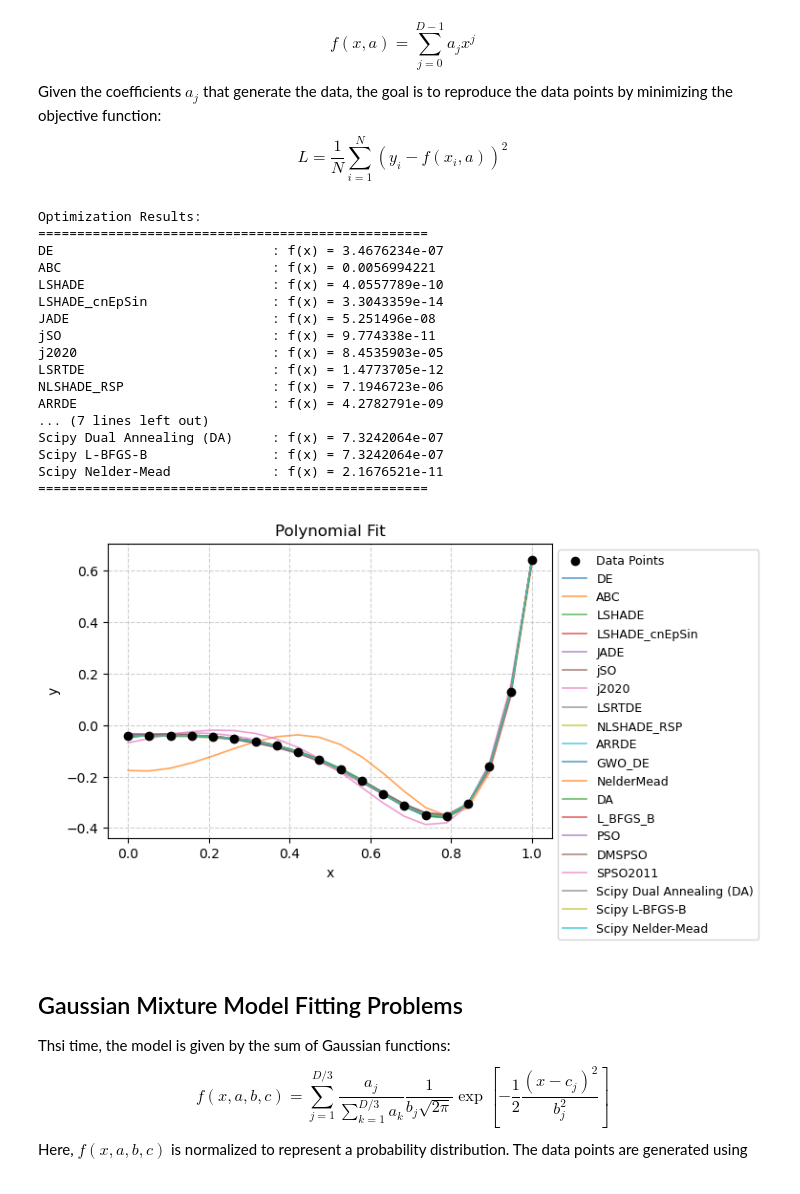
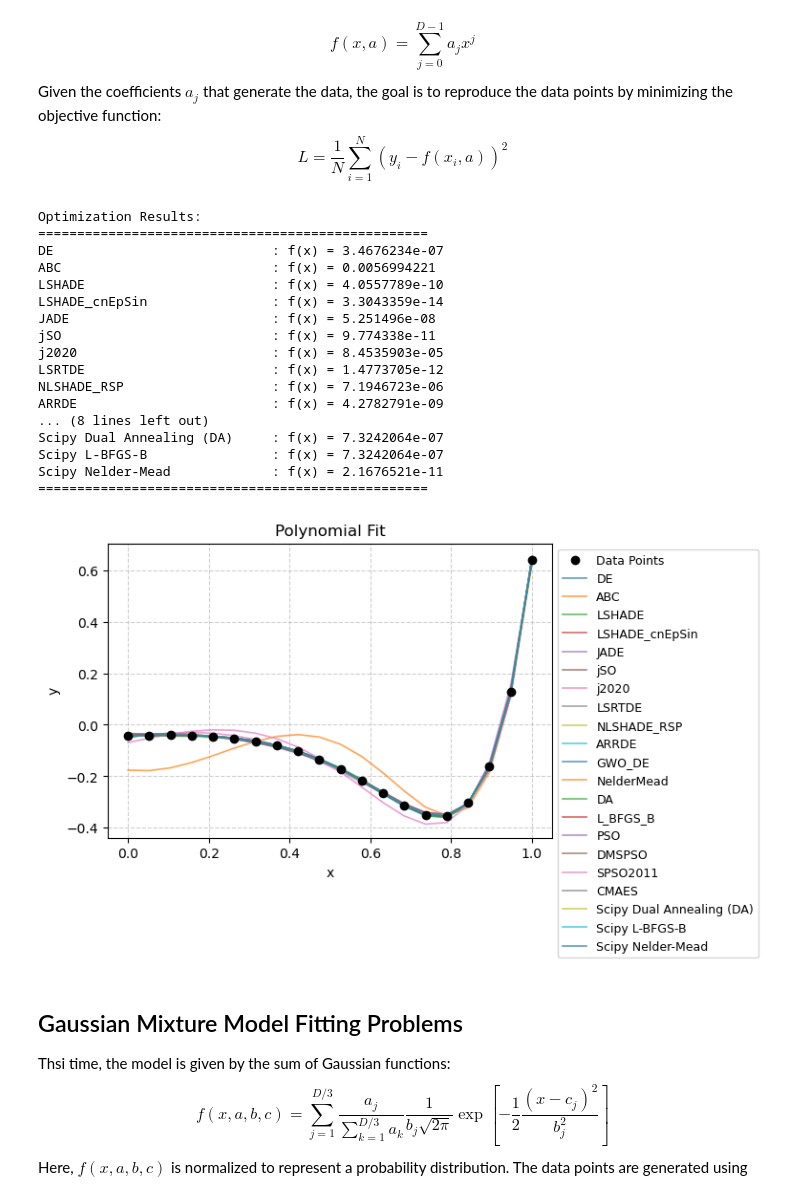
Before and after one commit to khoirulmuzakka/Minion, a Jupyter notebook: docs/source/minionpy/minimizer.ipynb, the cells around one changed output. Cells and saved outputs as stored; diff of their text form; code cells hidden in the pictures.

```diff
--- a/docs/source/minionpy/minimizer.ipynb
+++ b/docs/source/minionpy/minimizer.ipynb
@@ -123,7 +123,7 @@ for func_name in testFunctionDict:
 
     algoList = [
         "DE", "ABC", "LSHADE", "LSHADE_cnEpSin", "JADE", "jSO", "j2020", "LSRTDE", "NLSHADE_RSP",
-        "ARRDE", "GWO_DE", "ABC", "NelderMead", "DA", "L_BFGS_B", "PSO", "DMSPSO", "SPSO2011"
+        "ARRDE", "GWO_DE", "NelderMead", "DA", "L_BFGS_B", "PSO", "DMSPSO", "SPSO2011", "CMAES"
     ]
 
 
@@ -616,7 +616,7 @@ bounds = [(-10, 10)] * dimension
 Nmaxeval = 20000
 algos = [
       "DE", "ABC", "LSHADE", "LSHADE_cnEpSin", "JADE", "jSO", "j2020", "LSRTDE", "NLSHADE_RSP",
-        "ARRDE", "GWO_DE",  "NelderMead", "DA", "L_BFGS_B", "PSO", "DMSPSO", "SPSO2011"
+        "ARRDE", "GWO_DE",  "NelderMead", "DA", "L_BFGS_B", "PSO", "DMSPSO", "SPSO2011", "CMAES"
 ]
 
 # Step 4: Minimize the Objective Function and Plot Results
@@ -653,35 +653,35 @@ for name, func_opt, kwargs in scipy_algorithms:
     res = func_opt(objective_function, **kwargs)
     print(f"{name:<30}: f(x) = {res.fun:<20.8g}")
     plt.plot(x_data, polynomial_model(x_data, res.x), label=name, linewidth=1.2, alpha=0.7)
 
 print("=" * 50)
 
 # Plot Formatting
 plt.legend(loc="upper left", bbox_to_anchor=(1, 1), fontsize=9)
 plt.title("Polynomial Fit")
 plt.xlabel("x")
 plt.ylabel("y")
 plt.grid(True, linestyle="--", alpha=0.6)
 plt.show()
 # %% [output]
 Optimization Results:
 ==================================================
 DE                            : f(x) = 3.4676234e-07
 ABC                           : f(x) = 0.0056994221
 LSHADE                        : f(x) = 4.0557789e-10
 LSHADE_cnEpSin                : f(x) = 3.3043359e-14
 JADE                          : f(x) = 5.251496e-08
 jSO                           : f(x) = 9.774338e-11
 j2020                         : f(x) = 8.4535903e-05
 LSRTDE                        : f(x) = 1.4773705e-12
 NLSHADE_RSP                   : f(x) = 7.1946723e-06
 ARRDE                         : f(x) = 4.2782791e-09
-... (7 lines left out)
+... (8 lines left out)
 Scipy Dual Annealing (DA)     : f(x) = 7.3242064e-07
 Scipy L-BFGS-B                : f(x) = 7.3242064e-07
 Scipy Nelder-Mead             : f(x) = 2.1676521e-11
 ==================================================
-[figure, old version]
+[figure, new version]
 # %% [markdown]
 ## Gaussian Mixture Model Fitting Problems
 
```
Also changed, not shown: parts of 11 cells of this notebook, 5 other files.
